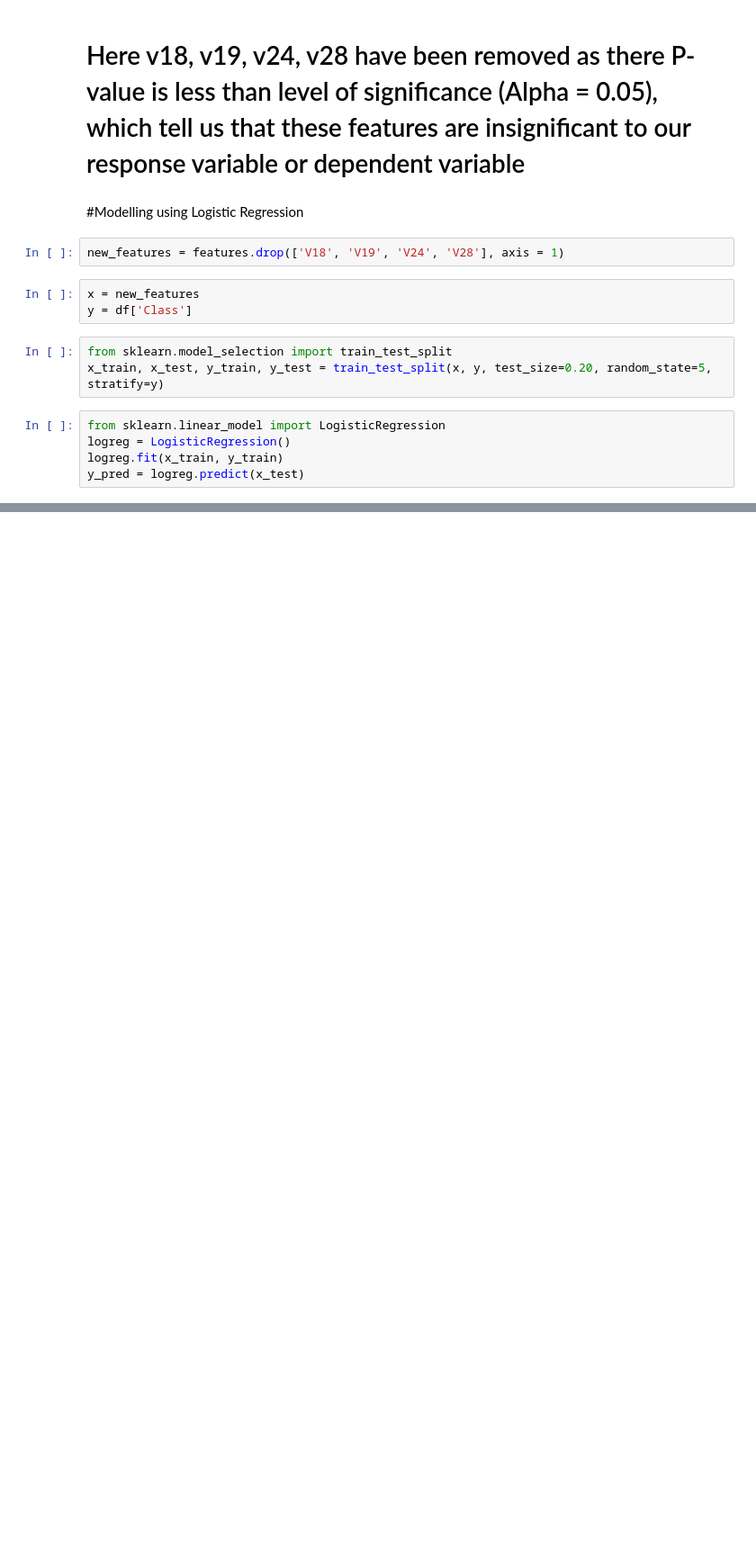
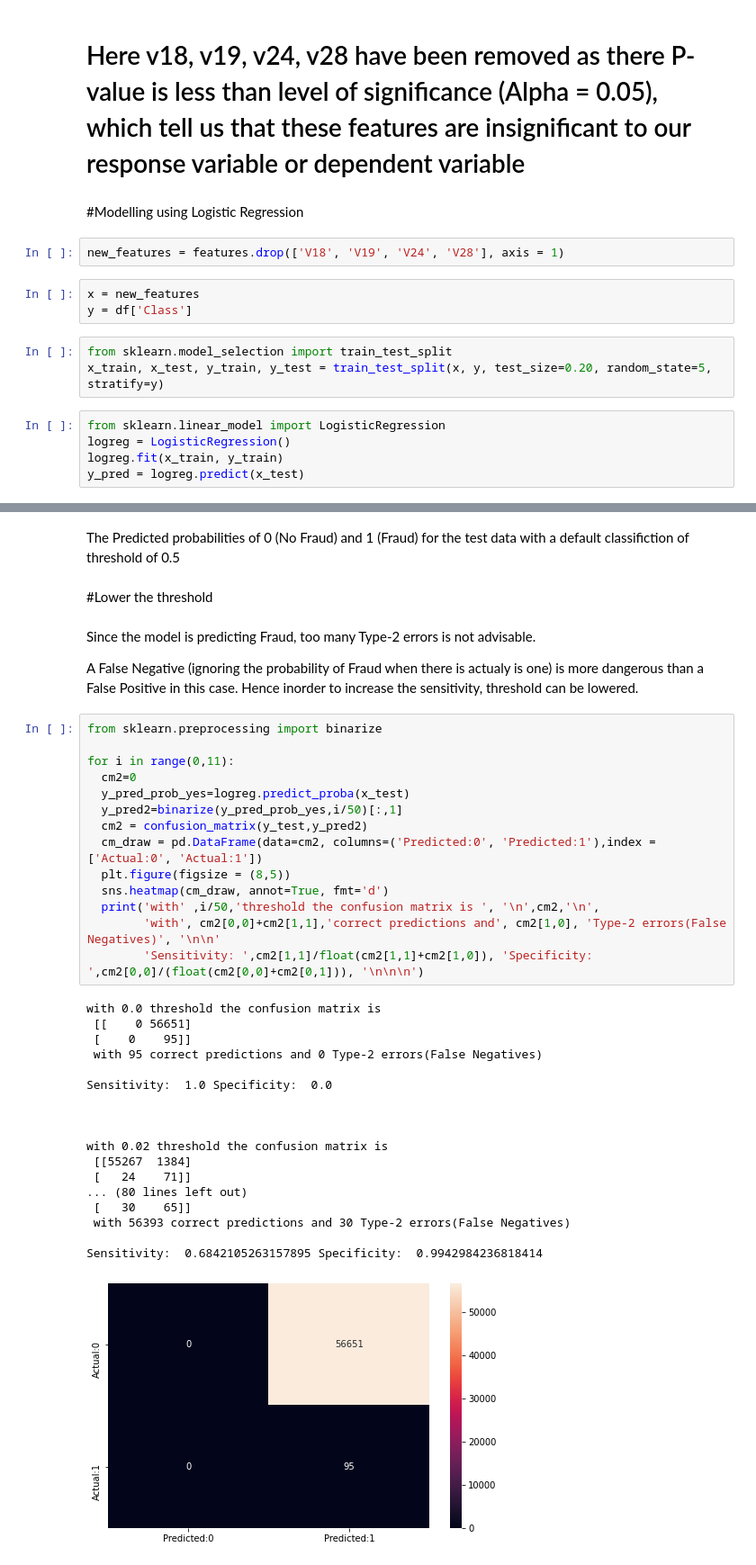
Before and after one commit to AbhishekChaudhary7/Credit-Card-Fraud-Detection, a Jupyter notebook: Credit_Card_Fraud.ipynb, the cells around one changed output, grey strips where cells are left out. Shown at 90% size. Drawn from its saved outputs; the diff is of its cells as text; blank space fills up the shorter version.

```diff
--- a/Credit_Card_Fraud.ipynb
+++ b/Credit_Card_Fraud.ipynb
@@ -335,0 +395,41 @@ AttributeError: ignored
+# %% [markdown]
+The Predicted probabilities of 0 (No Fraud) and 1 (Fraud) for the test data with a default classifiction of threshold of 0.5
+# %% [markdown]
+#Lower the threshold
+# %% [markdown]
+Since the model is predicting Fraud, too many Type-2 errors is not advisable.
+
+A False Negative (ignoring the probability of Fraud when there is actualy is one) is more dangerous than a False Positive in this case. Hence inorder to increase the sensitivity, threshold can be lowered.
+# %%
+from sklearn.preprocessing import binarize
+
+for i in range(0,11):
+  cm2=0
+  y_pred_prob_yes=logreg.predict_proba(x_test)
+  y_pred2=binarize(y_pred_prob_yes,i/50)[:,1]
+  cm2 = confusion_matrix(y_test,y_pred2)
+  cm_draw = pd.DataFrame(data=cm2, columns=('Predicted:0', 'Predicted:1'),index = ['Actual:0', 'Actual:1'])
+  plt.figure(figsize = (8,5))
+  sns.heatmap(cm_draw, annot=True, fmt='d')
+  print('with' ,i/50,'threshold the confusion matrix is ', '\n',cm2,'\n',
+        'with', cm2[0,0]+cm2[1,1],'correct predictions and', cm2[1,0], 'Type-2 errors(False Negatives)', '\n\n'
+        'Sensitivity: ',cm2[1,1]/float(cm2[1,1]+cm2[1,0]), 'Specificity: ',cm2[0,0]/(float(cm2[0,0]+cm2[0,1])), '\n\n\n')
+# %% [output]
+with 0.0 threshold the confusion matrix is
+ [[    0 56651]
+ [    0    95]]
+ with 95 correct predictions and 0 Type-2 errors(False Negatives)
+
+Sensitivity:  1.0 Specificity:  0.0
+
+
+
+with 0.02 threshold the confusion matrix is
+ [[55267  1384]
+ [   24    71]]
+... (80 lines left out)
+ [   30    65]]
+ with 56393 correct predictions and 30 Type-2 errors(False Negatives)
+
+Sensitivity:  0.6842105263157895 Specificity:  0.9942984236818414
+[figure, added]
```
Also changed, not shown: parts of 23 cells of this notebook.
